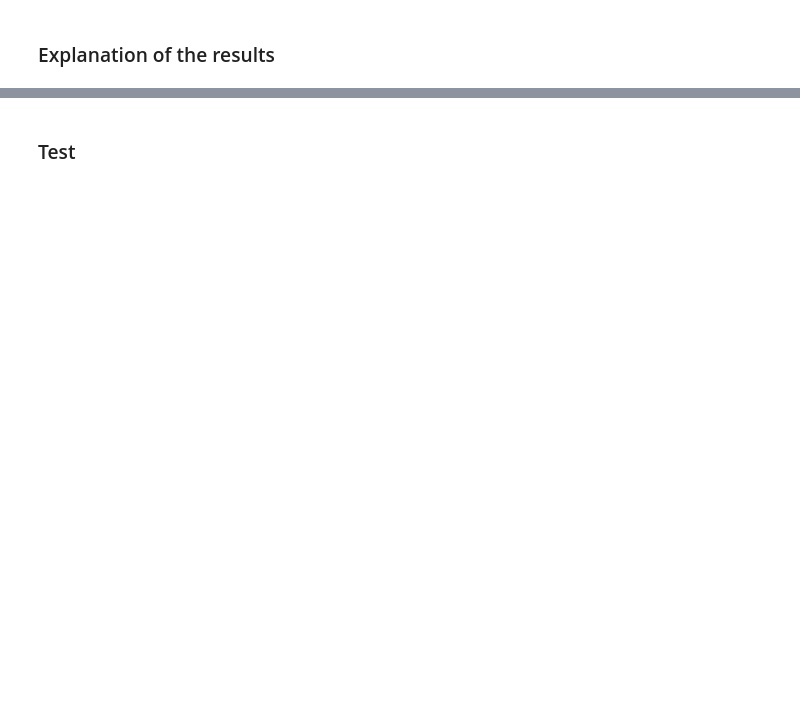
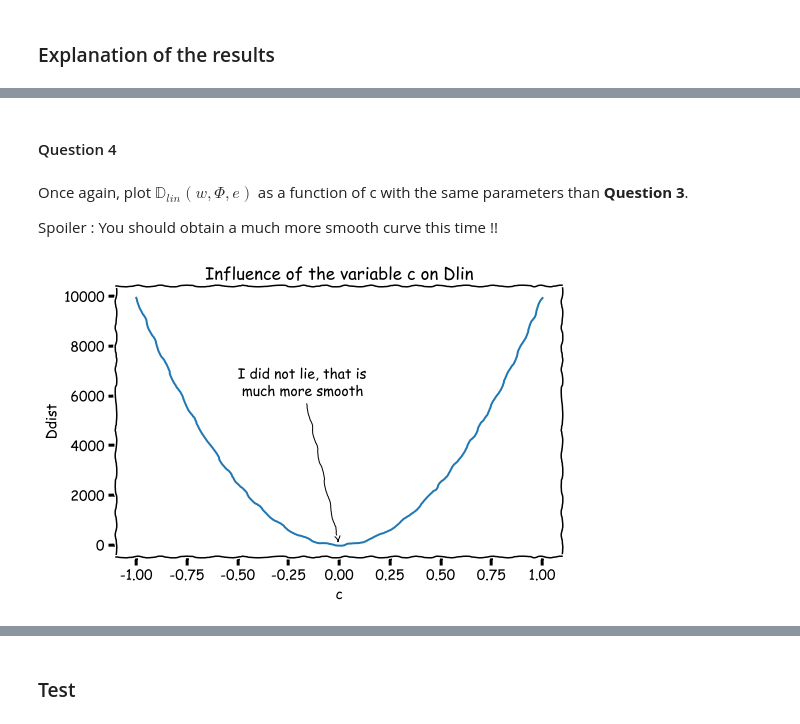
Before and after one commit to Clement-Nicolle/SDD, a Jupyter notebook: Algorithms in Machine Learning/Invariant Risk Minimization-Copy1.ipynb, the cells around one changed output, grey strips where cells are left out. Saved outputs shown, nothing was run; the diff lists cells and outputs as text; code cells hidden in the pictures; blank space fills up the shorter version.

Commit message:
notebook done, need commentary

```diff
--- a/Algorithms in Machine Learning/Invariant Risk Minimization-Copy1.ipynb
+++ b/Algorithms in Machine Learning/Invariant Risk Minimization-Copy1.ipynb
@@ -164,0 +241,40 @@ Coefficients for the three regressions are respectively $1, \frac{\sigma^2_e}{\s
+# %% [markdown]
+#### Question 4
+# %% [markdown]
+Once again, plot $\mathbb{D}_{lin}(w,\Phi,e)$ as a function of c with the same parameters than **Question 3**.
+
+Spoiler : You should obtain a much more smooth curve this time !!
+# %%
+# %load question4
+import matplotlib.pyplot as plt
+import numpy as np
+
+import matplotlib.pyplot as plt
+import numpy as np
+
+X1, X2, Y = sample(sigma=10, n=10000)
+
+Dlin = []
+C =  np.linspace(-1, 1, 101)
+w  = np.array([1,0])
+
+for c in C:
+    X=np.concatenate([X1,X2], axis=1)
+    phi = np.array([[1, 0],
+                   [0, c]])
+    u = (phi.T @ X.T @ X @ phi @ w - Y.T @ X @ phi)/Y.shape[0]
+    Dlin.append((u @ u.T).sum())
+    #Dlin.append((np.linalg.norm(phi.T @ X.T @ X @ phi @ w - phi.T @ X.T @ Y) / X.shape[0])**2)
+
+with plt.xkcd(0.8, 40, 5): #don't hesitate to comment this line if you don't enjoy the graph
+    fig, ax = plt.subplots(figsize=(8,5))
+    ax.annotate(
+        'I did not lie, that is\n much more smooth',
+        xy=(0, 0), arrowprops=dict(arrowstyle='->'), xytext=(-0.5, 6000))
+    ax.plot(C, Dlin)
+    plt.ylabel('Ddist')
+    plt.xlabel('c')
+    plt.title('Influence of the variable c on Dlin')
+    plt.show()
+# %% [output]
+[figure, added]
```
Also changed, not shown: parts of 81 cells of this notebook, 2 other files.
